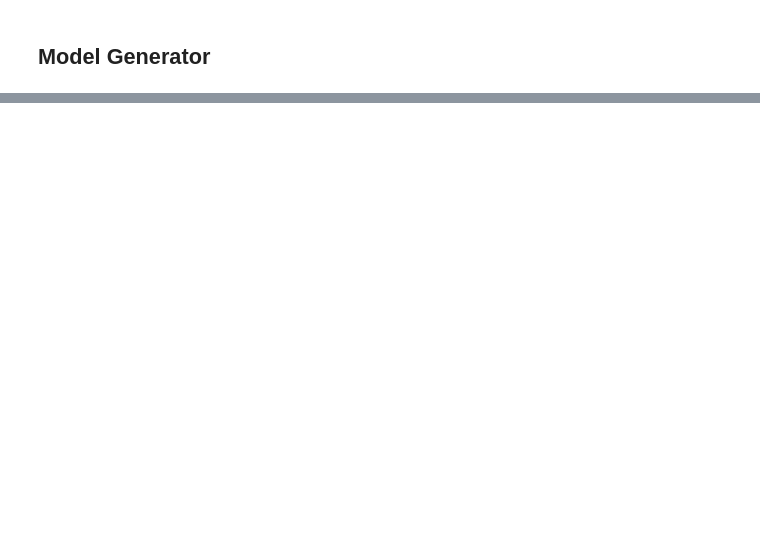
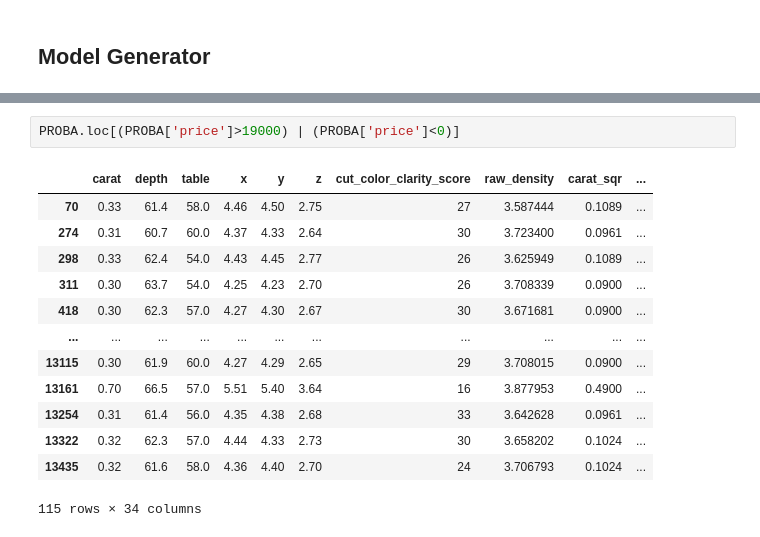
Before and after one commit to carpiero/Kaggle_Competition_Machine_Learning, a Jupyter notebook: notebooks/NotebookML002.ipynb, the cells around one changed output, grey strips where cells are left out. Saved outputs shown, nothing was run; the diff lists cells and outputs as text; blank space fills up the shorter version.

```diff
--- a/notebooks/NotebookML002.ipynb
+++ b/notebooks/NotebookML002.ipynb
@@ -213,0 +327,16 @@ Name: Diff, dtype: float64
+# %%
+PROBA.loc[(PROBA['price']>19000) | (PROBA['price']<0)]
+# %% [output]
+|  | carat | depth | table | x | y | z | cut_color_clarity_score | raw_density | carat_sqr | ... |
+| 70 | 0.33 | 61.4 | 58.0 | 4.46 | 4.50 | 2.75 | 27 | 3.587444 | 0.1089 | ... |
+| 274 | 0.31 | 60.7 | 60.0 | 4.37 | 4.33 | 2.64 | 30 | 3.723400 | 0.0961 | ... |
+| 298 | 0.33 | 62.4 | 54.0 | 4.43 | 4.45 | 2.77 | 26 | 3.625949 | 0.1089 | ... |
+| 311 | 0.30 | 63.7 | 54.0 | 4.25 | 4.23 | 2.70 | 26 | 3.708339 | 0.0900 | ... |
+| 418 | 0.30 | 62.3 | 57.0 | 4.27 | 4.30 | 2.67 | 30 | 3.671681 | 0.0900 | ... |
+| ... | ... | ... | ... | ... | ... | ... | ... | ... | ... | ... |
+| 13115 | 0.30 | 61.9 | 60.0 | 4.27 | 4.29 | 2.65 | 29 | 3.708015 | 0.0900 | ... |
+| 13161 | 0.70 | 66.5 | 57.0 | 5.51 | 5.40 | 3.64 | 16 | 3.877953 | 0.4900 | ... |
+| 13254 | 0.31 | 61.4 | 56.0 | 4.35 | 4.38 | 2.68 | 33 | 3.642628 | 0.0961 | ... |
+| 13322 | 0.32 | 62.3 | 57.0 | 4.44 | 4.33 | 2.73 | 30 | 3.658202 | 0.1024 | ... |
+| 13435 | 0.32 | 61.6 | 58.0 | 4.36 | 4.40 | 2.70 | 24 | 3.706793 | 0.1024 | ... |
+115 rows × 34 columns
```
Also changed, not shown: parts of 14 cells of this notebook, 5 other files.
